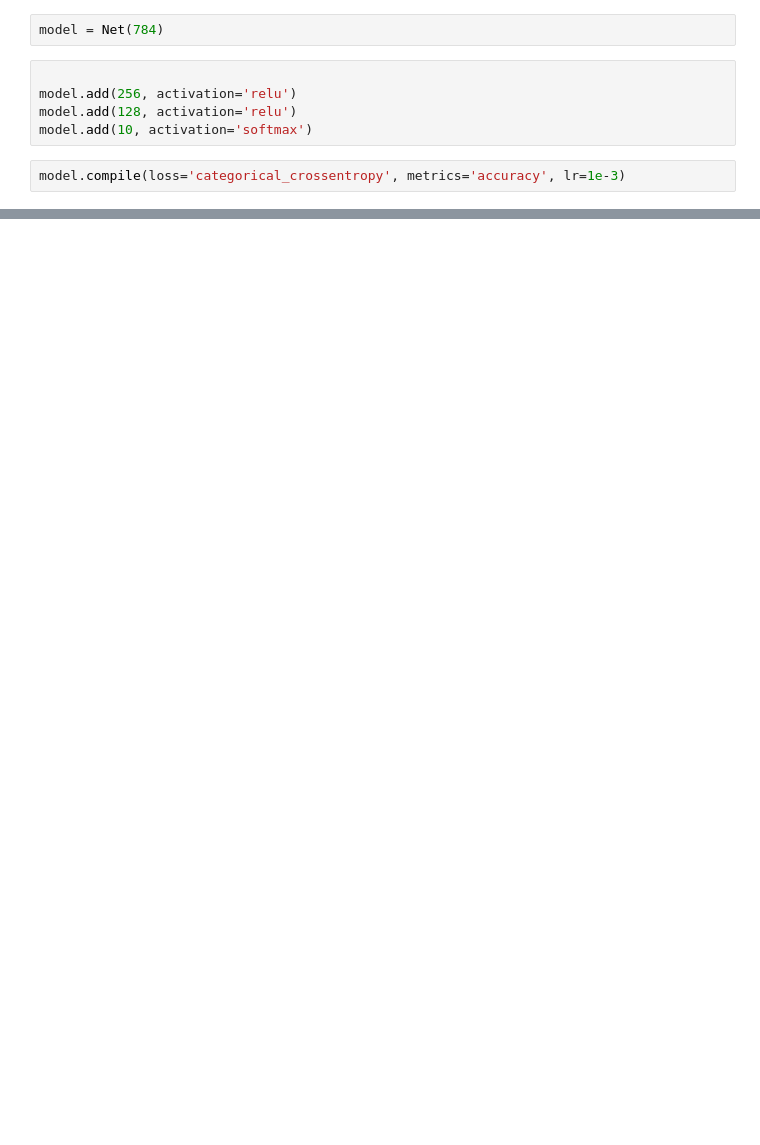
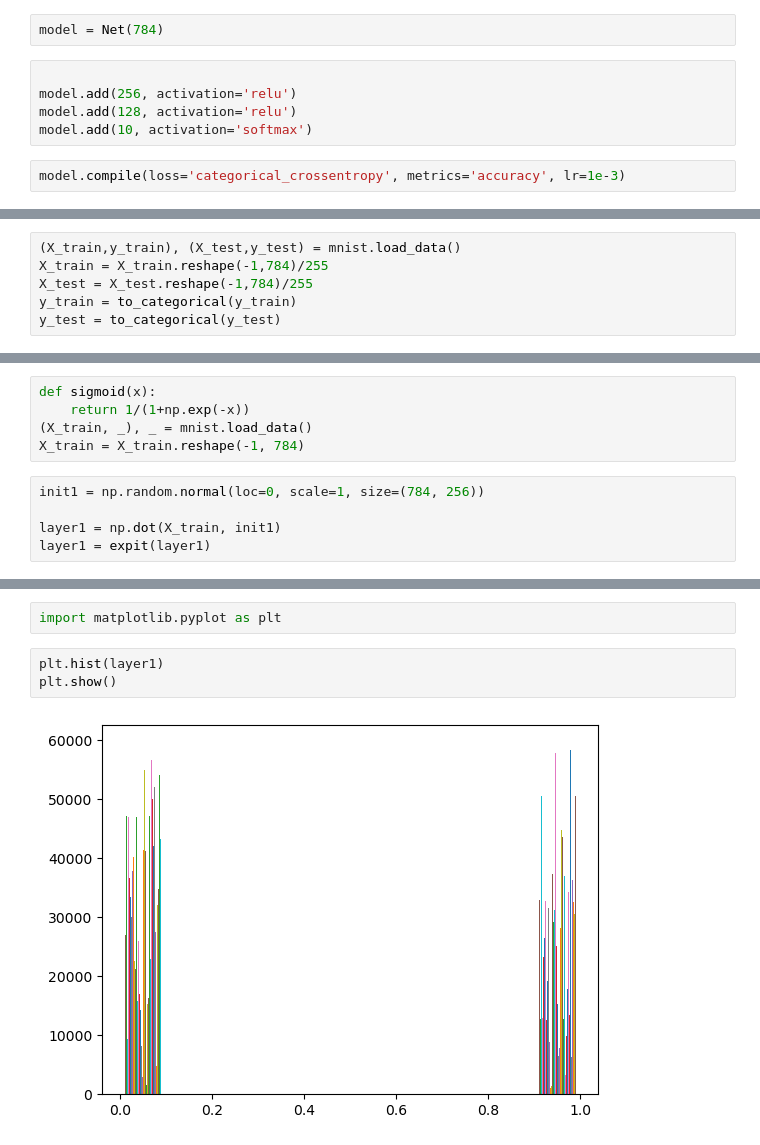
Before and after one commit to yoon0718/kepco, a Jupyter notebook: python/DeepLearning_perceptron.ipynb, the cells around one changed output, grey strips where cells are left out. Drawn from its saved outputs; the diff is of its cells as text; blank space fills up the shorter version.

```diff
--- a/python/DeepLearning_perceptron.ipynb
+++ b/python/DeepLearning_perceptron.ipynb
@@ -1963,0 +2059,6 @@ model.fit(X_train, y_train, epochs=100)
+# %%
+(X_train,y_train), (X_test,y_test) = mnist.load_data()
+X_train = X_train.reshape(-1,784)/255
+X_test = X_test.reshape(-1,784)/255
+y_train = to_categorical(y_train)
+y_test = to_categorical(y_test)
@@ -1963,0 +2132,10 @@ model.fit(X_train, y_train, epochs=100)
+# %%
+def sigmoid(x):
+    return 1/(1+np.exp(-x))
+(X_train, _), _ = mnist.load_data()
+X_train = X_train.reshape(-1, 784)
+# %%
+init1 = np.random.normal(loc=0, scale=1, size=(784, 256))
+
+layer1 = np.dot(X_train, init1)
+layer1 = expit(layer1)
@@ -1963,0 +2158,7 @@ model.fit(X_train, y_train, epochs=100)
+# %%
+import matplotlib.pyplot as plt
+# %%
+plt.hist(layer1)
+plt.show()
+# %% [output]
+[figure, added]
```
Also changed, not shown: parts of 41 cells of this notebook, 1 other file.
